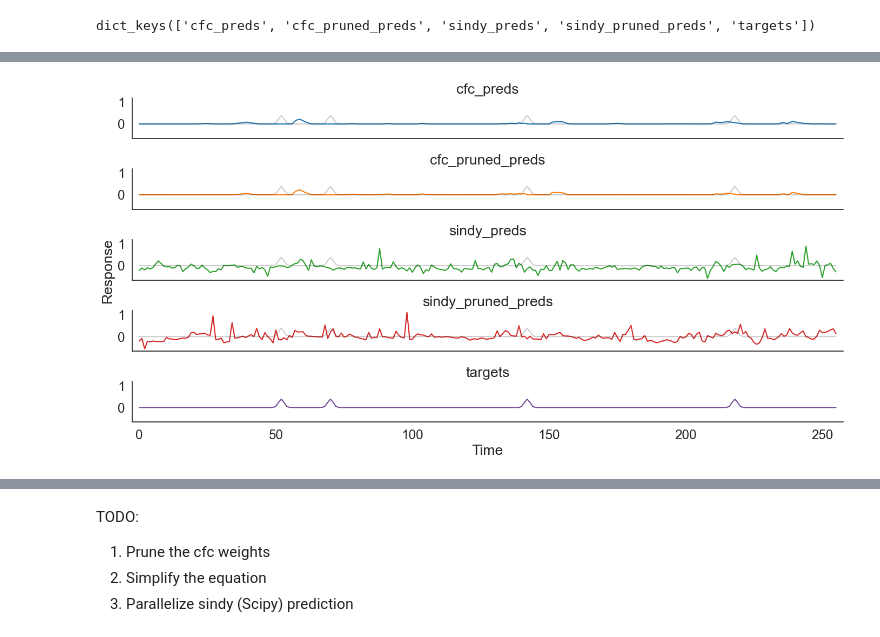
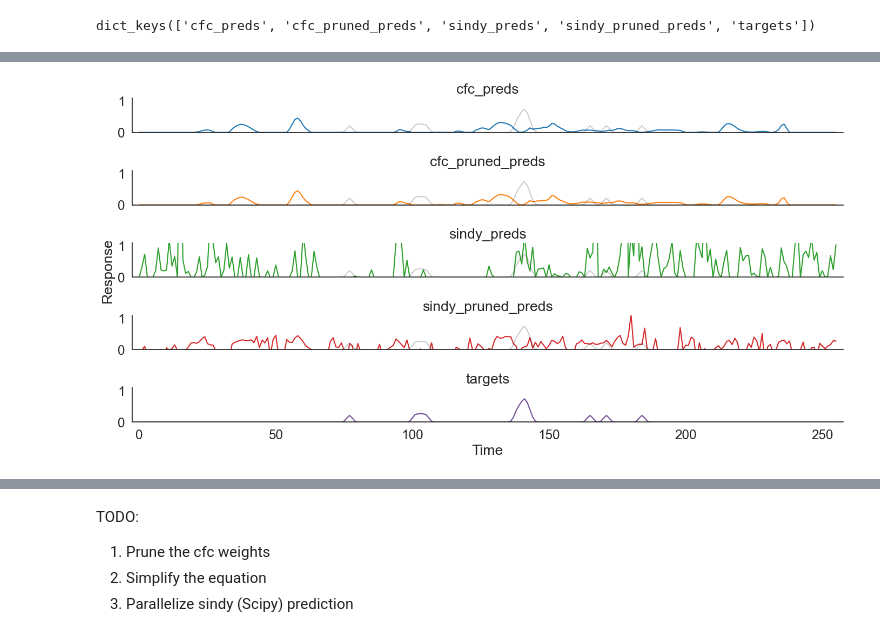
Before and after one commit to JankowskiDaniel/Neural-Deep-Retina, a Jupyter notebook: notebooks/compare_sindy_cfc.ipynb, the cells around one changed output, grey strips where cells are left out. Drawn from its saved outputs; the diff is of its cells as text; code cells hidden in the pictures.

```diff
--- a/notebooks/compare_sindy_cfc.ipynb
+++ b/notebooks/compare_sindy_cfc.ipynb
@@ -63,7 +63,7 @@ fig, axes = plt.subplots(
 )
 
 # Select output channel
-output_channel = "5"
+output_channel = "0"
 
 # Iterate over the dictionary
 for i, (model_name, df) in enumerate(pred_dict.items()):
@@ -79,31 +79,32 @@ for i, (model_name, df) in enumerate(pred_dict.items()):
         x=target_df.index,
         y=output_channel,
         data=target_df,
         ax=axes[i],
         color="black",
         alpha=0.2,
     )
     # Add a title
     axes[i].set_title(model_name)
     axes[i].get_xaxis().set_visible(False)
     axes[i].set_ylabel("")
     axes[i].margins(x=0.01)
+    axes[i].set_ylim(0, 1.1)
 
 # Set x axis label for the last subplot
 axes[-1].get_xaxis().set_visible(True)
 axes[-1].set_xlabel("Time")
 
 # Set y axis label for the figure
 fig.text(-0.001, 0.5, "Response", va="center", rotation="vertical")
 
 # Set fig title
 # fig.suptitle(f"Predictions for output channel {output_channel}", fontsize=18)
 
 sns.despine()
 # Adjust the layout
 plt.tight_layout()
 plt.show()
 
 fig.savefig(plot_dir / "predictions.png", bbox_inches="tight")
 # %% [output]
-[figure, old version]
+[figure, new version]
```
Also changed, not shown: parts of 3 cells of this notebook, 7 other files.
